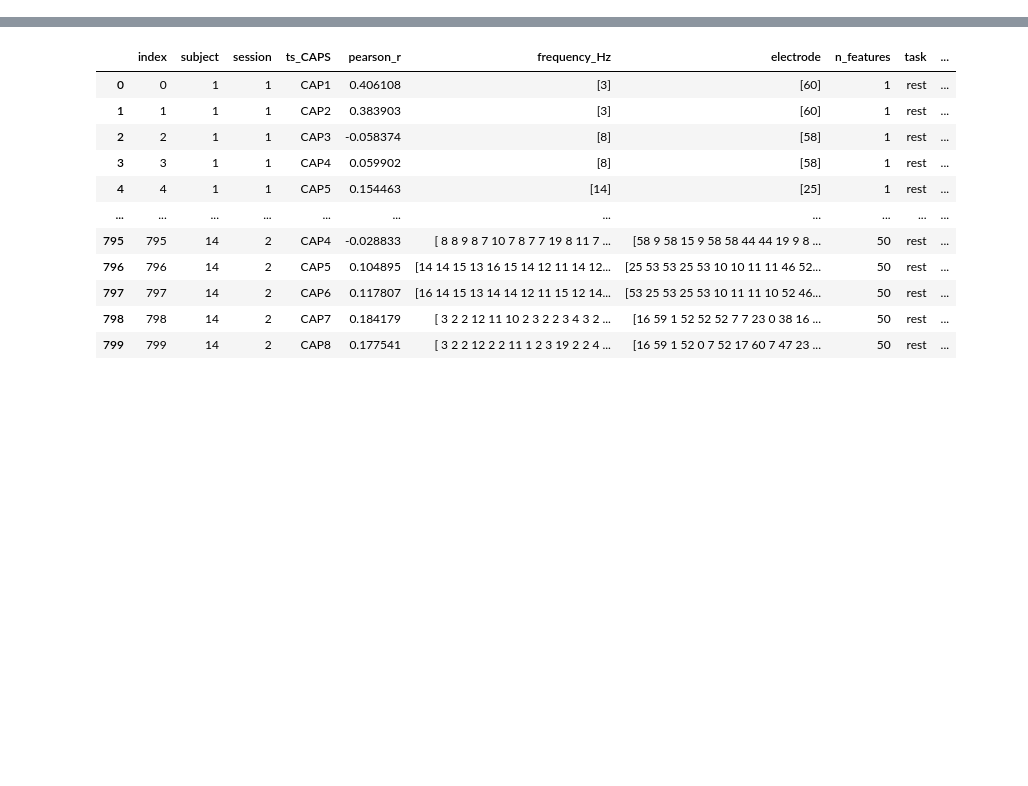
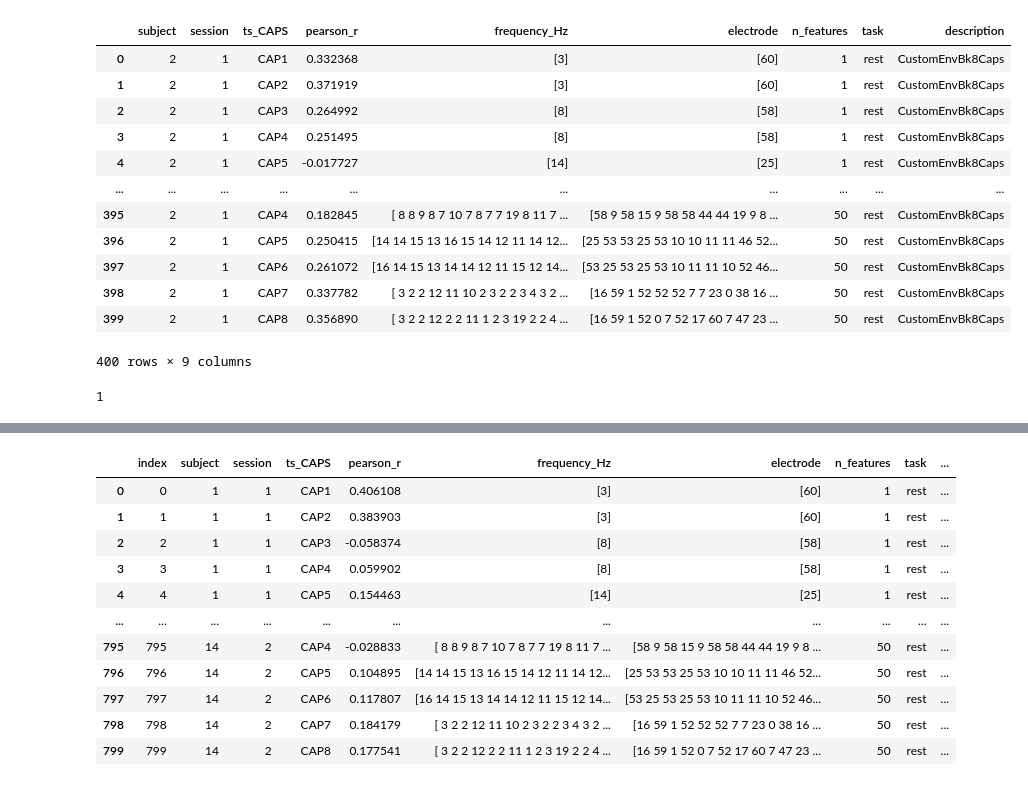
Before and after one commit to Sam54000/eeg_brain_state_prediction, a Jupyter notebook: labs/plotting_screening_nb_features.ipynb, the cells around one changed output, grey strips where cells are left out. Drawn from its saved outputs; the diff is of its cells as text; code cells hidden in the pictures; blank space fills up the shorter version.

```diff
--- a/labs/plotting_screening_nb_features.ipynb
+++ b/labs/plotting_screening_nb_features.ipynb
@@ -11,0 +57,20 @@ import matplotlib.pyplot as plt
+# %%
+pd.read_csv("/home/slouviot/01_projects/eeg_brain_state_prediction/data/custom_envelope_caps/group_level_feature_selection/sub-02_task-rest_desc-CustomEnvBk8CapsEegOnly_predictions.csv")
+# %% [output]
+|  | subject | session | ts_CAPS | pearson_r | frequency_Hz | electrode | n_features | task | description |
+| 0 | 2 | 1 | CAP1 | 0.332368 | [3] | [60] | 1 | rest | CustomEnvBk8Caps |
+| 1 | 2 | 1 | CAP2 | 0.371919 | [3] | [60] | 1 | rest | CustomEnvBk8Caps |
+| 2 | 2 | 1 | CAP3 | 0.264992 | [8] | [58] | 1 | rest | CustomEnvBk8Caps |
+| 3 | 2 | 1 | CAP4 | 0.251495 | [8] | [58] | 1 | rest | CustomEnvBk8Caps |
+| 4 | 2 | 1 | CAP5 | -0.017727 | [14] | [25] | 1 | rest | CustomEnvBk8Caps |
+| ... | ... | ... | ... | ... | ... | ... | ... | ... | ... |
+| 395 | 2 | 1 | CAP4 | 0.182845 | [ 8 8 9 8 7 10 7 8 7 7 19 8 11 7 ... | [58 9 58 15 9 58 58 44 44 19 9 8 ... | 50 | rest | CustomEnvBk8Caps |
+| 396 | 2 | 1 | CAP5 | 0.250415 | [14 14 15 13 16 15 14 12 11 14 12... | [25 53 53 25 53 10 10 11 11 46 52... | 50 | rest | CustomEnvBk8Caps |
+| 397 | 2 | 1 | CAP6 | 0.261072 | [16 14 15 13 14 14 12 11 15 12 14... | [53 25 53 25 53 10 11 11 10 52 46... | 50 | rest | CustomEnvBk8Caps |
+| 398 | 2 | 1 | CAP7 | 0.337782 | [ 3 2 2 12 11 10 2 3 2 2 3 4 3 2 ... | [16 59 1 52 52 52 7 7 23 0 38 16 ... | 50 | rest | CustomEnvBk8Caps |
+| 399 | 2 | 1 | CAP8 | 0.356890 | [ 3 2 2 12 2 2 11 1 2 3 19 2 2 4 ... | [16 59 1 52 0 7 52 17 60 7 47 23 ... | 50 | rest | CustomEnvBk8Caps |
+400 rows × 9 columns
+# %%
+int("01")
+# %% [output]
+1
```
Also changed, not shown: parts of 11 cells of this notebook, 16 other files.
